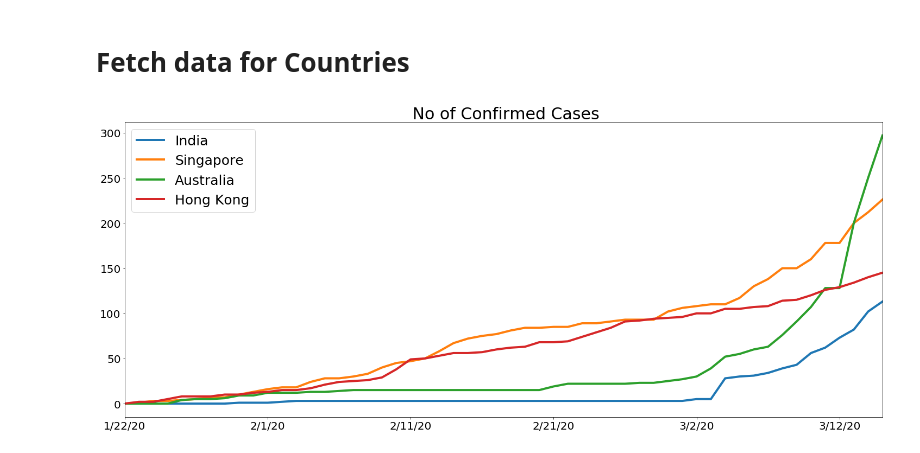
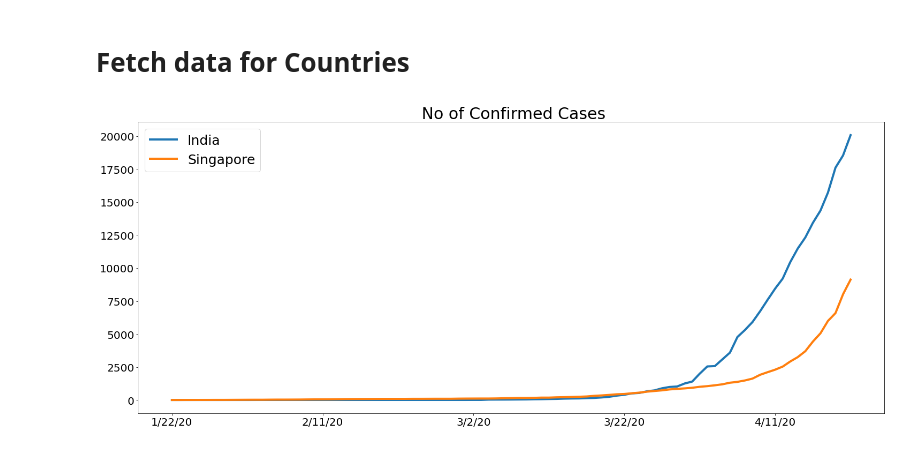
Before and after one commit to coolviki/corona_analysis, a Jupyter notebook: Corona_Analysis.ipynb, the cells around one changed output. Cells and saved outputs as stored; diff of their text form; code cells hidden in the pictures.

```diff
--- a/Corona_Analysis.ipynb
+++ b/Corona_Analysis.ipynb
@@ -61,6 +84,4 @@ def drawChartForVirus(countriesList,provinceList,log=False):
 # %% [markdown]
 # Fetch data for Countries
 # %%
-drawChartForVirus(["India","Singapore","Australia"],["Hong Kong"] )
+#drawChartForVirus(["India","Singapore","Australia"],["Hong Kong"] )
-# %% [output]
-[figure, removed]
@@ -67 +90,5 @@ drawChartForVirus(["India","Singapore","Australia"],["Hong Kong"] )
+# %%
+drawChartForVirus(["India","Singapore"],[],False )
+# %% [output]
+[figure, added]
 # %%
```
Also changed, not shown: parts of 10 cells of this notebook.
